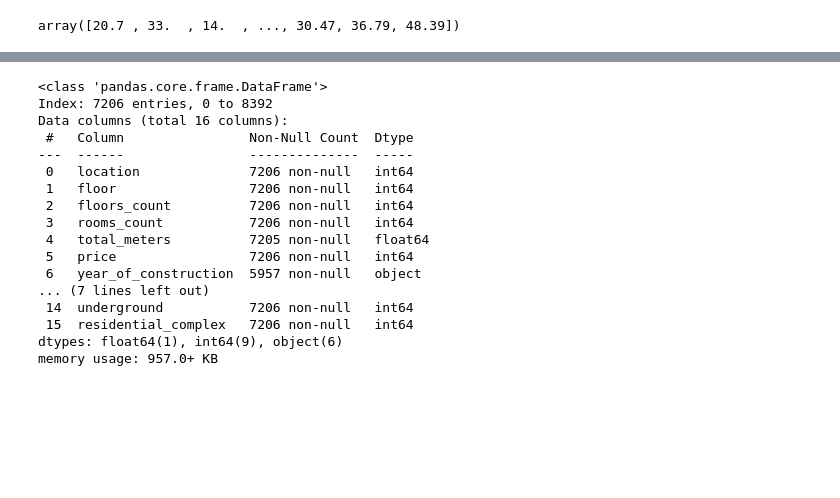
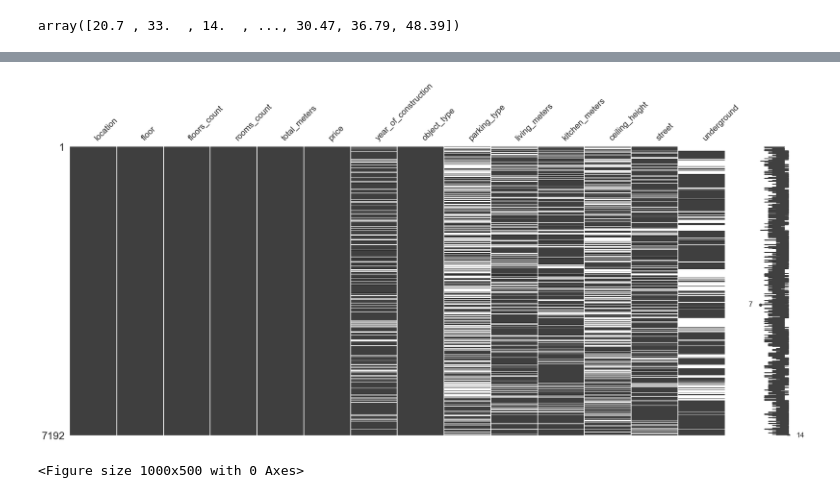
Before and after one commit to darinbtw/intensiv1, a Jupyter notebook: ANALYS.ipynb, the cells around one changed output, grey strips where cells are left out. Cells and saved outputs as stored; diff of their text form; code cells hidden in the pictures; blank space fills up the shorter version.

```diff
--- a/ANALYS.ipynb
+++ b/ANALYS.ipynb
@@ -275,12 +297,0 @@ array([1, 2, 3, 4, 5])
-# %%
-df_clean['rooms_count'] = (df_clean['rooms_count'].replace(-1, np.nan))
-
-df_clean['rooms_count'] = df_clean['rooms_count'].astype(float)
-
-mean_value = df_clean['rooms_count'].mean()
-
-df_clean['rooms_count'] = df_clean['rooms_count'].fillna(mean_value)
-
-df_clean['rooms_count'] = df_clean['rooms_count'].astype('int64')
-
-df_clean['rooms_count'].unique()
@@ -343,2 +308,2 @@ else:
 # %%
-df_clean['total_meters'] = pd.to_numeric(df_clean['total_meters'], errors='coerce').astype('float64')
+# df_clean['total_meters'] = pd.to_numeric(df_clean['total_meters'], errors='coerce').astype('float64')
@@ -375,12 +333,0 @@ memory usage: 957.2+ KB
-# %%
-df_clean['price'] = pd.to_numeric(df_clean['price'], errors='coerce')
-
-df_clean['price'] = df_clean['price'].astype(float)
-
-mean_value = df_clean['price'].mean()
-
-df_clean['price'] = df_clean['price'].fillna(mean_value)
-
-df_clean['price'] = df_clean['price'].astype('int64')
-
-df_clean['price'].unique()
@@ -408,0 +371,14 @@ array([ 2350000,  4150000,  1700000, ...,  9865233,  8607014, 13014356])
+# %%
+df_clean.drop(115, inplace=True)
+df_clean.drop(499, inplace=True)
+df_clean.drop(579, inplace=True)
+df_clean.drop(598, inplace=True)
+df_clean.drop(738, inplace=True)
+df_clean.drop(927, inplace=True)
+df_clean.drop(1040, inplace=True)
+df_clean.drop(1103, inplace=True)
+df_clean.drop(3027, inplace=True)
+df_clean.drop(3053, inplace=True)
+df_clean.drop(3498, inplace=True)
+df_clean.drop(3946, inplace=True)
+df_clean.drop(5841, inplace=True)
@@ -435 +446,8 @@ df_clean = df_clean.drop_duplicates()
+# %%
+msno.matrix(df_clean)
+plt.figure(figsize=(10,5))
+plt.show()
+# %% [output]
+[figure, added]
+<Figure size 1000x500 with 0 Axes>
 # %%
@@ -448,23 +462,3 @@ df_clean['district'] = label_encoder.fit_transform(df_clean['district']).astype(
-# %%
-df_clean.info()
-# %% [output]
-<class 'pandas.core.frame.DataFrame'>
-Index: 7206 entries, 0 to 8392
-Data columns (total 16 columns):
- #   Column                Non-Null Count  Dtype
----  ------                --------------  -----
- 0   location              7206 non-null   int64
- 1   floor                 7206 non-null   int64
- 2   floors_count          7206 non-null   int64
- 3   rooms_count           7206 non-null   int64
- 4   total_meters          7205 non-null   float64
- 5   price                 7206 non-null   int64
- 6   year_of_construction  5957 non-null   object
-... (7 lines left out)
- 14  underground           7206 non-null   int64
- 15  residential_complex   7206 non-null   int64
-dtypes: float64(1), int64(9), object(6)
-memory usage: 957.0+ KB
 # %%
 df_clean['year_of_construction'].unique()
 # %% [output]
```
Also changed, not shown: parts of 63 cells of this notebook, 1 other file.
